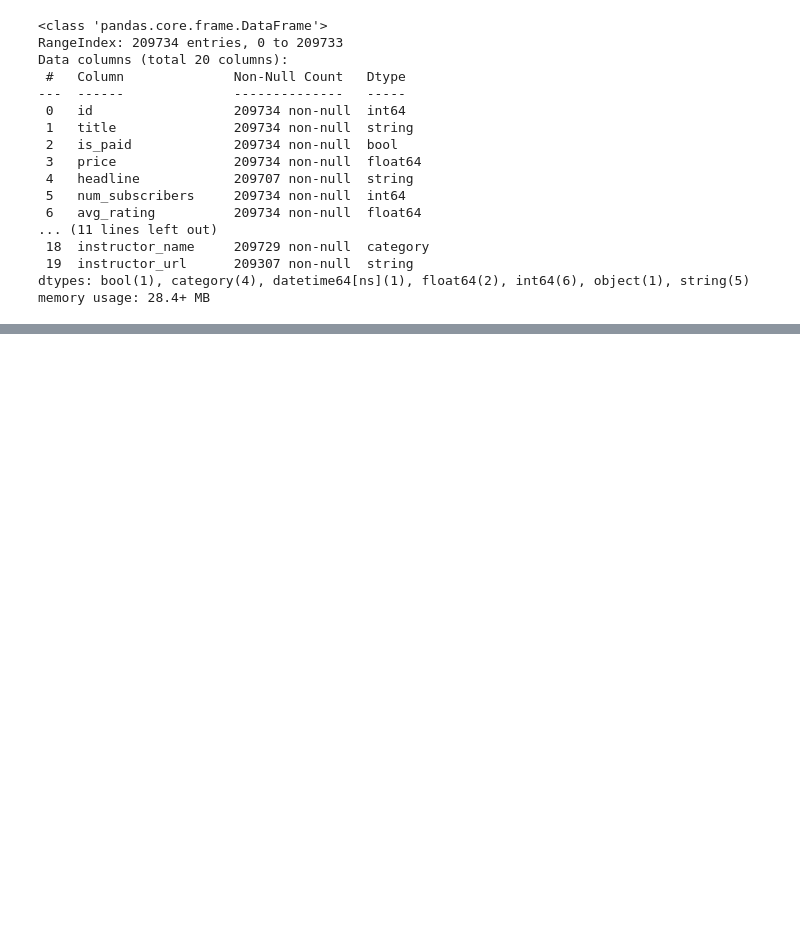
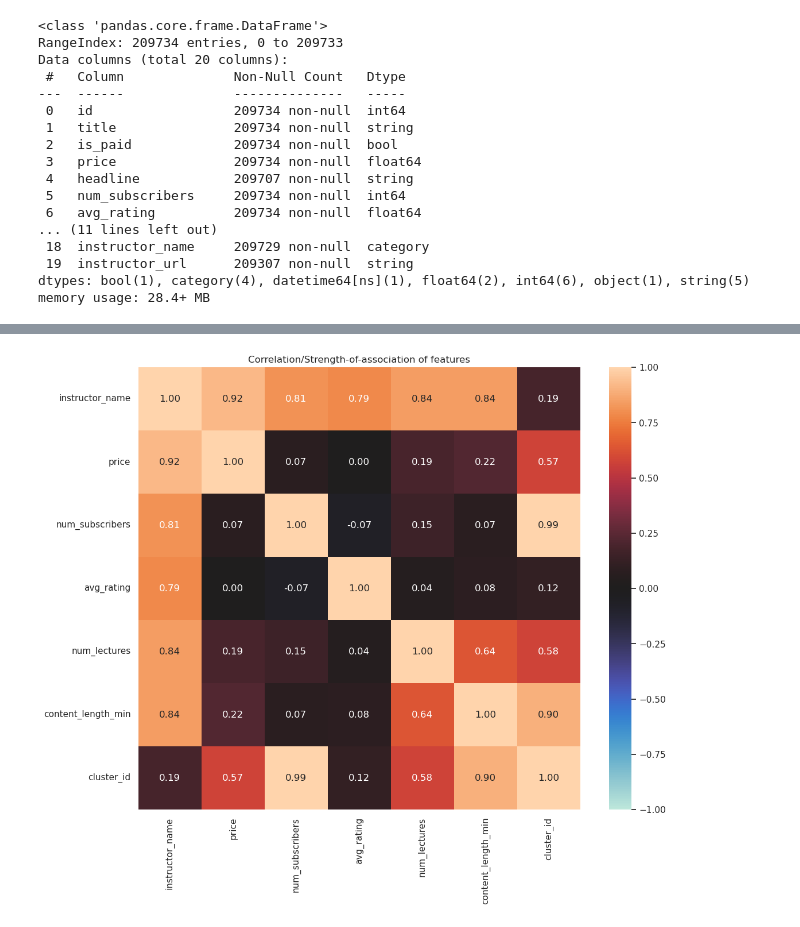
Before and after one commit to Amizzuddin/sc1015, a Jupyter notebook: main.ipynb, the cells around one changed output, grey strips where cells are left out. Saved outputs shown, nothing was run; the diff lists cells and outputs as text; code cells hidden in the pictures; blank space fills up the shorter version.

```diff
--- a/main.ipynb
+++ b/main.ipynb
@@ -115 +107,5 @@ Run: 1, iteration: 27/100, moves: 28, ncost: 2122872103.8800962
+# %%
+generate_numerical_categorical_heatmap(AddClusterDataset)
+# %% [output]
+[figure, added]
 # %%
```
Also changed, not shown: parts of 10 cells of this notebook, 1 other file.
